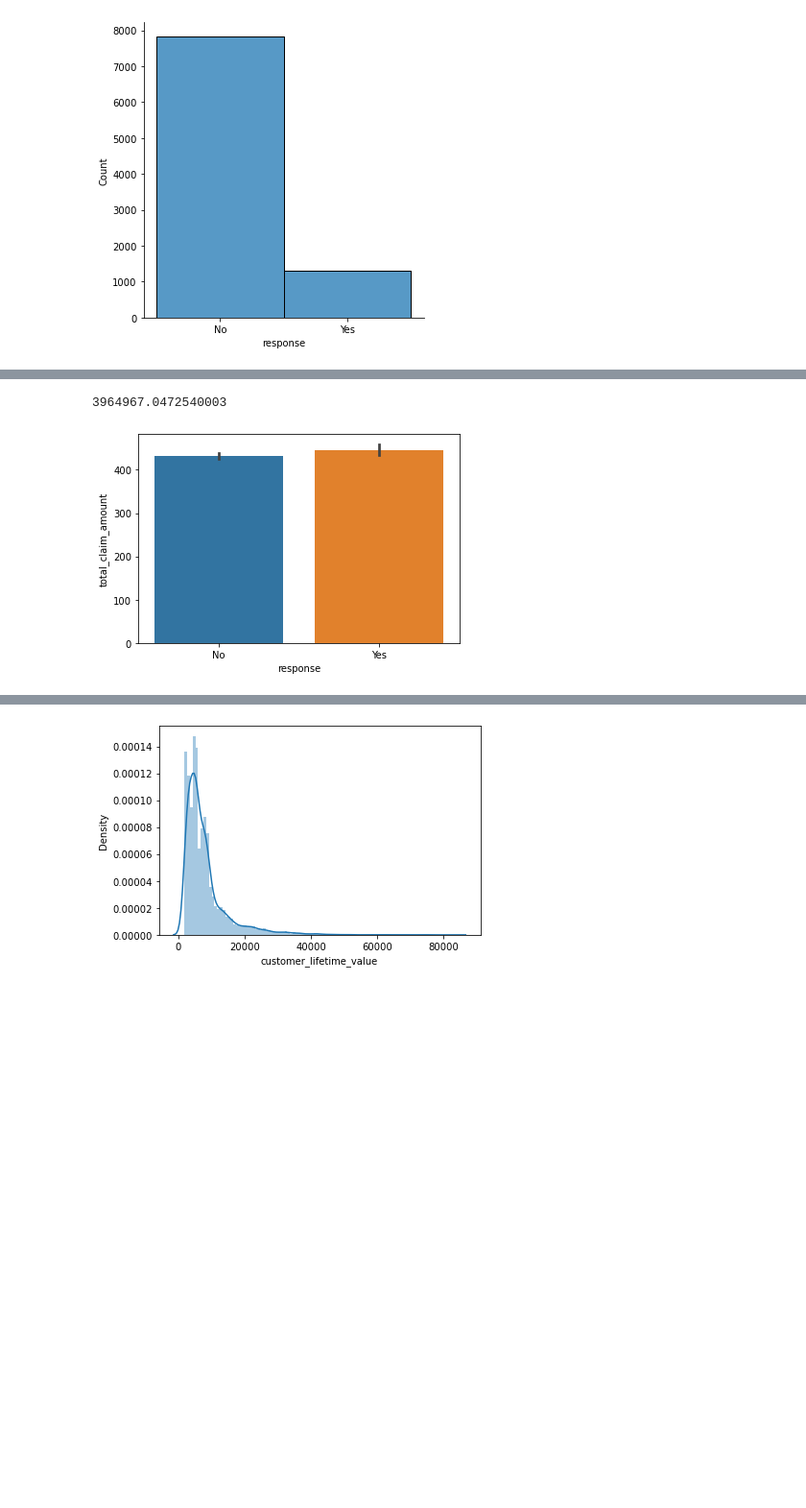
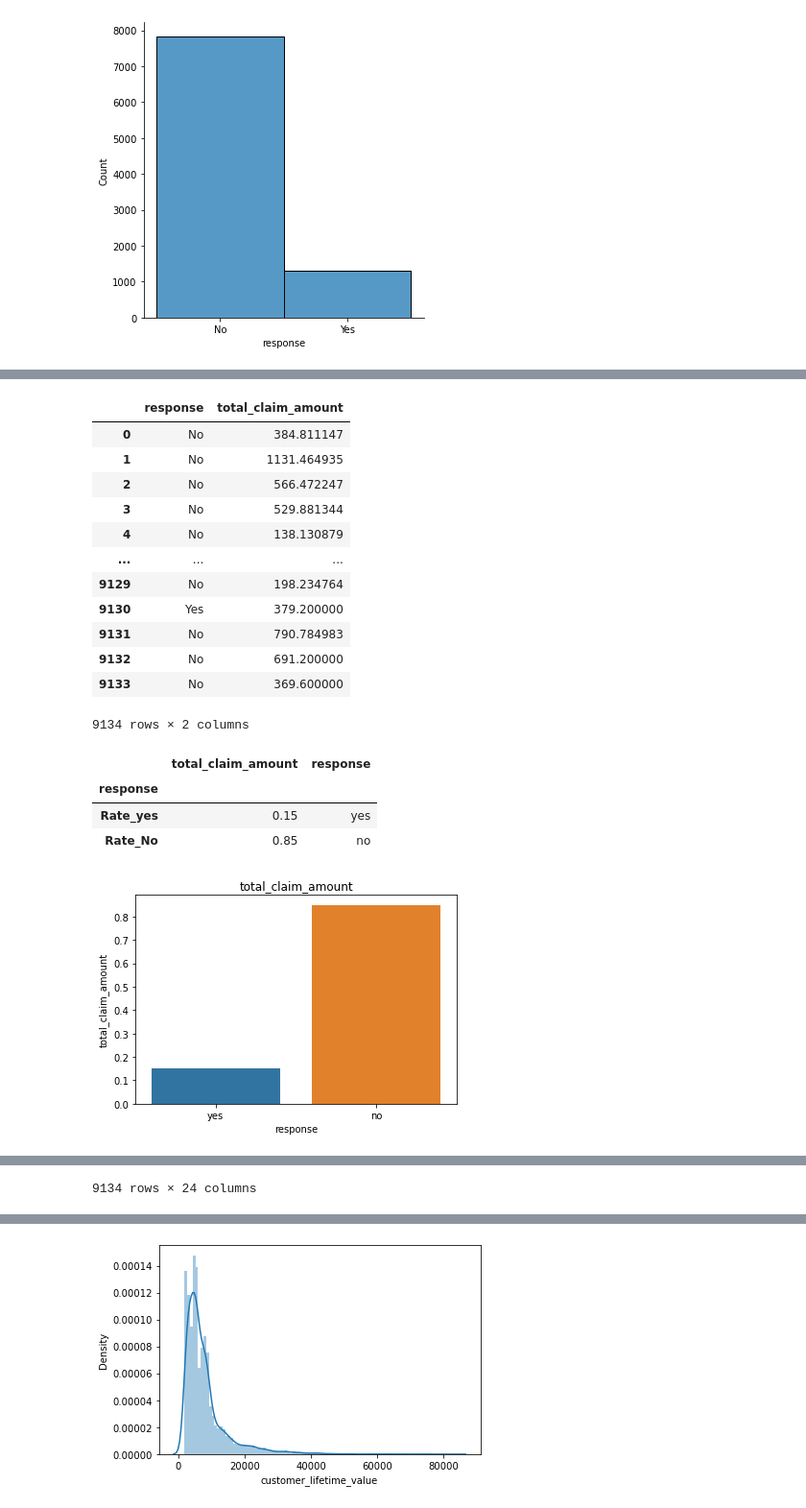
Before and after one commit to Mojgunsh/Exercise, a Jupyter notebook: Week1/customer-analysis-round-5.ipynb, the cells around one changed output, grey strips where cells are left out. Shown: that part at 96% size. Drawn from its saved outputs; the diff is of its cells as text; code cells hidden in the pictures; blank space fills up the shorter version.

```diff
--- a/Week1/customer-analysis-round-5.ipynb
+++ b/Week1/customer-analysis-round-5.ipynb
@@ -202,10 +219,40 @@ plt.show()
 # %%
 #Show a plot of the response rate by the total claim amount.
 
-display(mk_data_clean['total_claim_amount'].sum())
+test1=mk_data_clean[['response','total_claim_amount']]
+display(test1)
+r_c = pd.DataFrame(test1.groupby(['response']).sum())
+r_c=pd.DataFrame(r_c.T)
+r_c['Rate_yes']=round(r_c['Yes']/(r_c['No']+r_c['Yes']),2)
+r_c['Rate_No']=round(r_c['No']/(r_c['No']+r_c['Yes']),2)
+r_c=r_c.drop(['No','Yes'], axis=1)
+r_c=pd.DataFrame(r_c.T)
+r_c['response']='yes'
+r_c.iloc[1,1]='no'
+display(r_c)
+sns.barplot(data=r_c, x='response',y='total_claim_amount')
+plt.title('total_claim_amount')
+plt.show()
+plt.show()
 
-sns.barplot(data=mk_data_clean, y='total_claim_amount', x='response')
-plt.show()
+
+display(mk_data_clean)
 # %% [output]
+|  | response | total_claim_amount |
+| 0 | No | 384.811147 |
+| 1 | No | 1131.464935 |
+| 2 | No | 566.472247 |
+| 3 | No | 529.881344 |
+| 4 | No | 138.130879 |
+| ... | ... | ... |
+| 9129 | No | 198.234764 |
+| 9130 | Yes | 379.200000 |
+| 9131 | No | 790.784983 |
+| 9132 | No | 691.200000 |
+| 9133 | No | 369.600000 |
-3964967.0472540003
+9134 rows × 2 columns
+|  | total_claim_amount | response |
+| response |  |  |
+| Rate_yes | 0.15 | yes |
+| Rate_No | 0.85 | no |
-[figure, old version]
+[figure, new version]
@@ -211,0 +271 @@ plt.show()
+9134 rows × 24 columns
```
Also changed, not shown: parts of 11 cells of this notebook.
